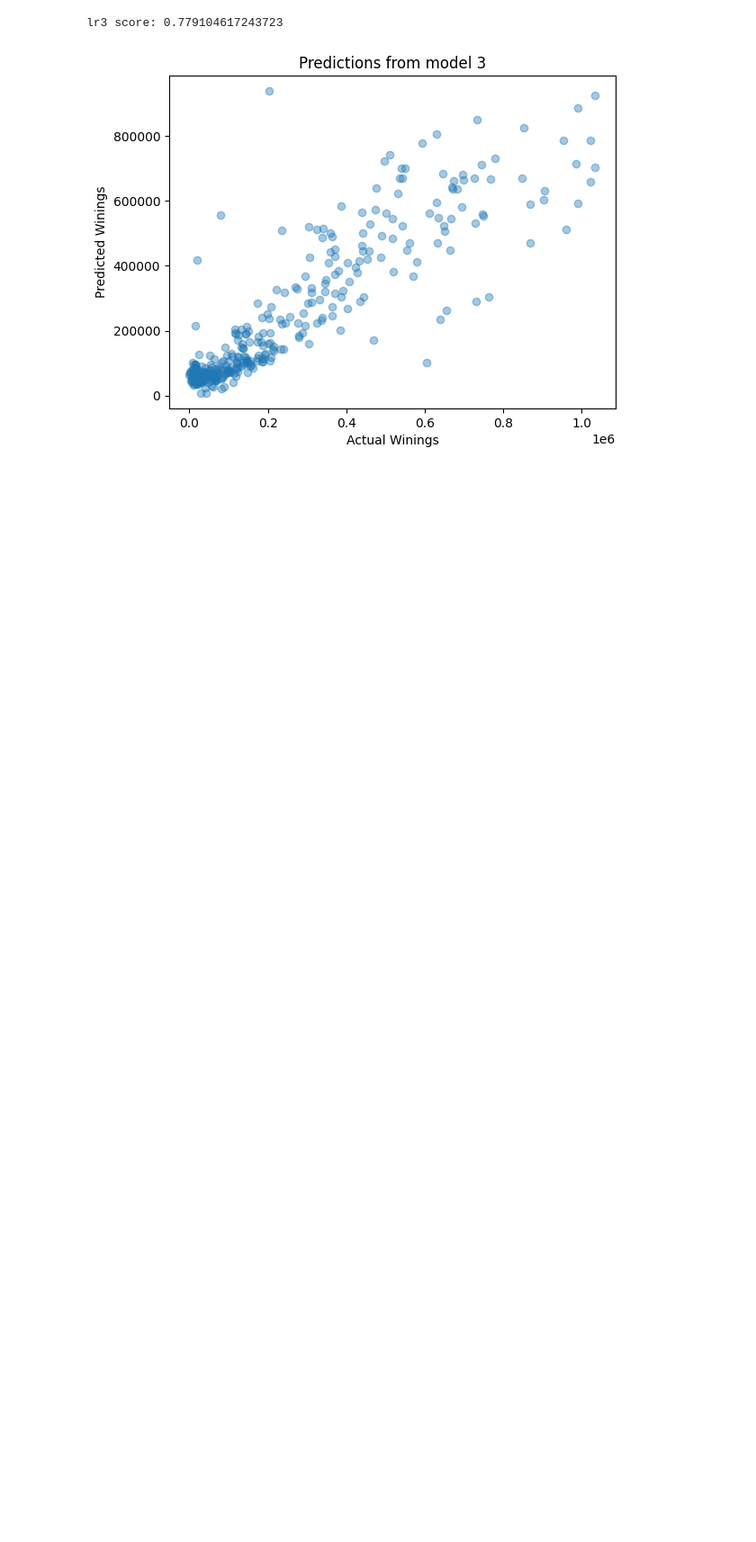
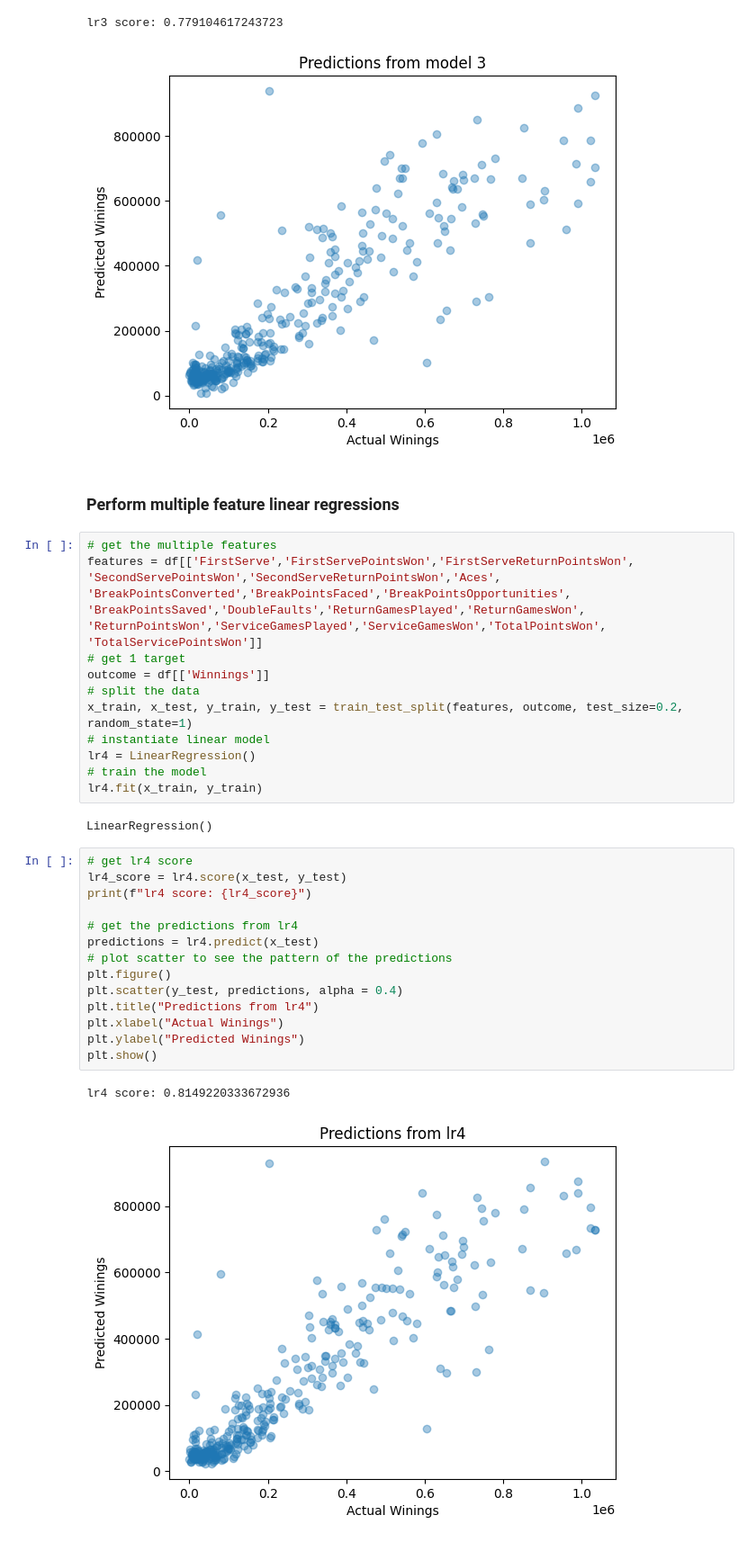
Before and after one commit to 1am8anana/Tennis_Ace, a Jupyter notebook: Tennis_Ace.ipynb, the cells around one changed output. Shown at 90% size. Drawn from its saved outputs; the diff is of its cells as text; blank space fills up the shorter version.

Commit message:
Perform multiple feature linear regression * Get the multiple features * Get 1 target * Split the data to train-set and test-set * Instantiate the 4th model * Get model score and predictions from the model * Plot scatter to see the pattern of the predictions

```diff
--- a/Tennis_Ace.ipynb
+++ b/Tennis_Ace.ipynb
@@ -150,3 +150,40 @@ plt.show()
 # %% [output]
 lr3 score: 0.779104617243723
 [figure]
+# %% [markdown]
+### Perform multiple feature linear regressions
+# %%
+# get the multiple features
+features = df[['FirstServe','FirstServePointsWon','FirstServeReturnPointsWon',
+'SecondServePointsWon','SecondServeReturnPointsWon','Aces',
+'BreakPointsConverted','BreakPointsFaced','BreakPointsOpportunities',
+'BreakPointsSaved','DoubleFaults','ReturnGamesPlayed','ReturnGamesWon',
+'ReturnPointsWon','ServiceGamesPlayed','ServiceGamesWon','TotalPointsWon',
+'TotalServicePointsWon']]
+# get 1 target
+outcome = df[['Winnings']]
+# split the data
+x_train, x_test, y_train, y_test = train_test_split(features, outcome, test_size=0.2, random_state=1)
+# instantiate linear model
+lr4 = LinearRegression()
+# train the model
+lr4.fit(x_train, y_train)
+# %% [output]
+LinearRegression()
+# %%
+# get lr4 score
+lr4_score = lr4.score(x_test, y_test)
+print(f"lr4 score: {lr4_score}")
+
+# get the predictions from lr4
+predictions = lr4.predict(x_test)
+# plot scatter to see the pattern of the predictions
+plt.figure()
+plt.scatter(y_test, predictions, alpha = 0.4)
+plt.title("Predictions from lr4")
+plt.xlabel("Actual Winings")
+plt.ylabel("Predicted Winings")
+plt.show()
+# %% [output]
+lr4 score: 0.8149220333672936
+[figure, added]
```
